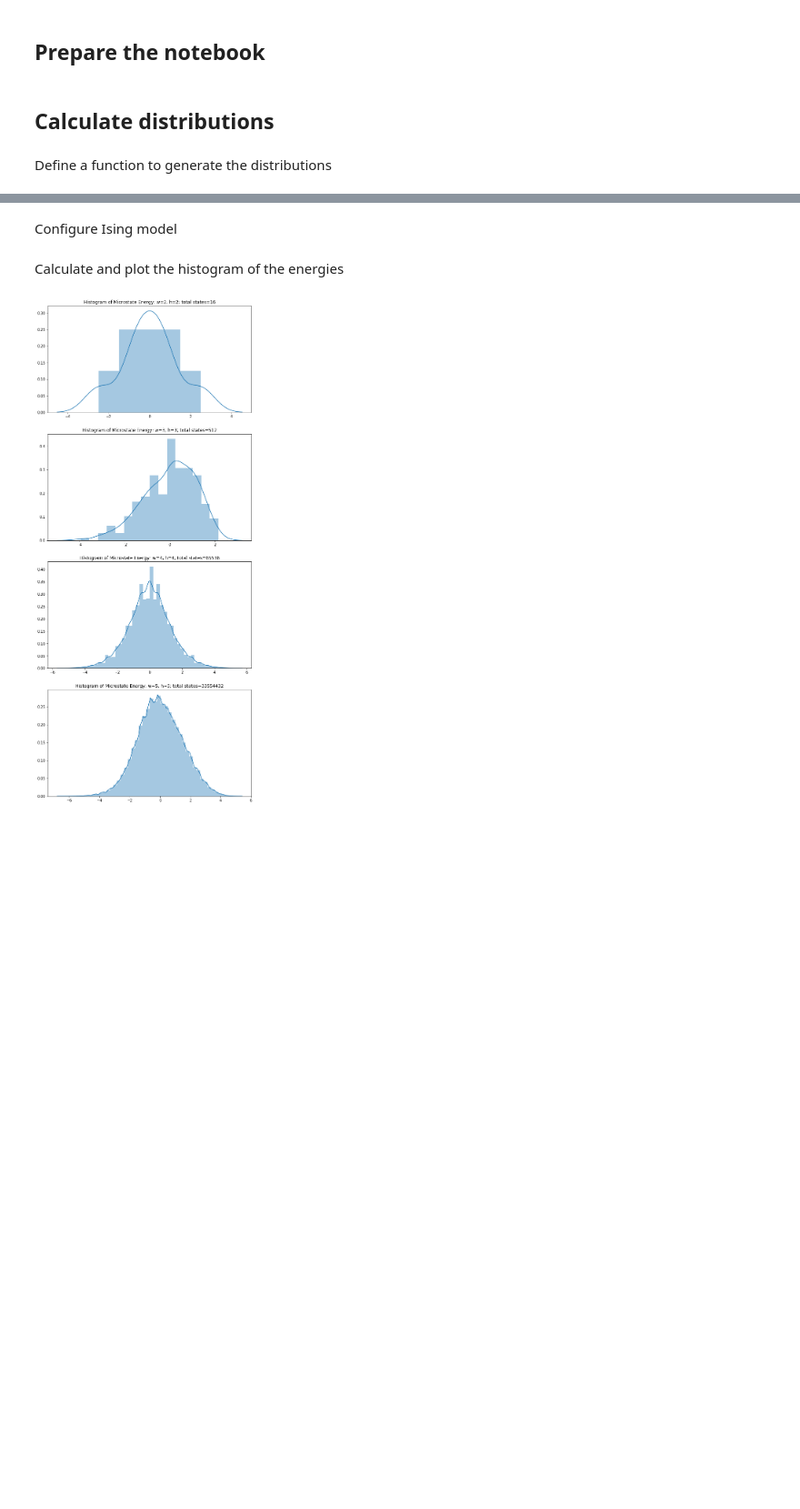
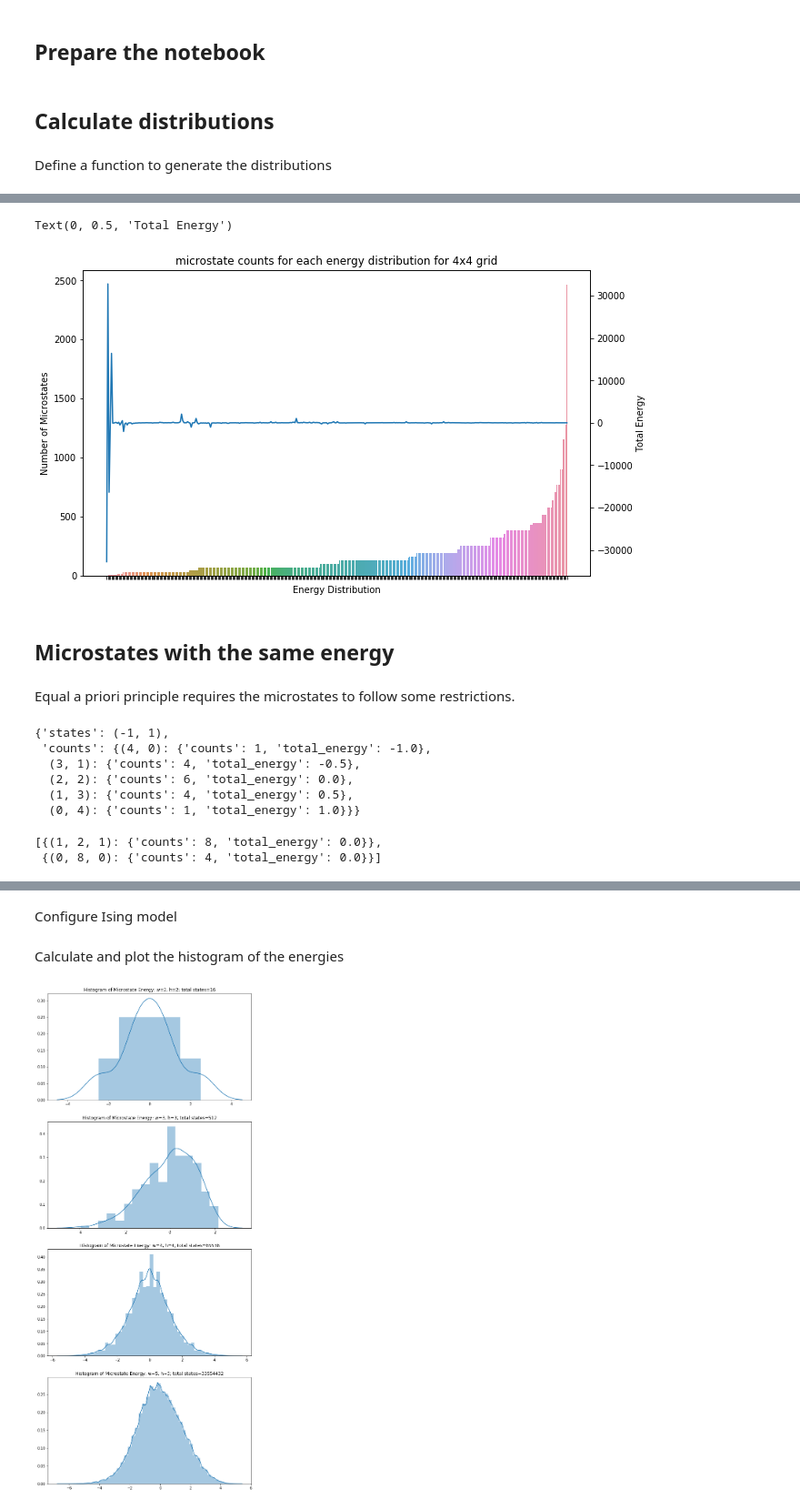
Before and after one commit to emptymalei/ising, a Jupyter notebook: notebooks/01.most-probable-distribution-and-ising-model.ipynb, the cells around one changed output, grey strips where cells are left out. Shown at 91% size. Saved outputs shown, nothing was run; the diff lists cells and outputs as text; code cells hidden in the pictures; blank space fills up the shorter version.

```diff
--- a/notebooks/01.most-probable-distribution-and-ising-model.ipynb
+++ b/notebooks/01.most-probable-distribution-and-ising-model.ipynb
@@ -100,0 +177,45 @@ _calc_distribution({
+# %%
+model_4 = _calc_distribution({
+        'width': 4,
+        'height': 4
+    })
+# %%
+model_4_dist = list(
+    model_4.get('dist').get('counts').values()
+)
+model_4_dist = sorted(model_4_dist, key = lambda i: i['counts'])
+# %%
+fig, ax = plt.subplots(figsize=(10,6.18))
+x = list(range(len(model_4_dist)))
+sns.barplot(x, [i['counts'] for i in model_4_dist], ax=ax)
+ax2 = ax.twinx()
+sns.lineplot(x, [i['total_energy'] for i in model_4_dist], ax=ax2, markers=True)
+ax.set_xticklabels([])
+ax.set_xlabel('Energy Distribution')
+ax.set_ylabel('Number of Microstates')
+ax.set_title('microstate counts for each energy distribution for 4x4 grid')
+ax2.set_ylabel('Total Energy')
+# %% [output]
+Text(0, 0.5, 'Total Energy')
+[figure, added]
+# %% [markdown]
+## Microstates with the same energy
+# %% [markdown]
+Equal a priori principle requires the microstates to follow some restrictions.
+# %%
+model_2.get('spin_dist')
+# %% [output]
+{'states': (-1, 1),
+ 'counts': {(4, 0): {'counts': 1, 'total_energy': -1.0},
+  (3, 1): {'counts': 4, 'total_energy': -0.5},
+  (2, 2): {'counts': 6, 'total_energy': 0.0},
+  (1, 3): {'counts': 4, 'total_energy': 0.5},
+  (0, 4): {'counts': 1, 'total_energy': 1.0}}}
+# %%
+[
+    {i:val} for i, val in model_2.get('dist').get('counts').items()
+    if val.get('total_energy') == 0
+]
+# %% [output]
+[{(1, 2, 1): {'counts': 8, 'total_energy': 0.0}},
+ {(0, 8, 0): {'counts': 4, 'total_energy': 0.0}}]
```
Also changed, not shown: parts of 18 cells of this notebook, 1 other file.
